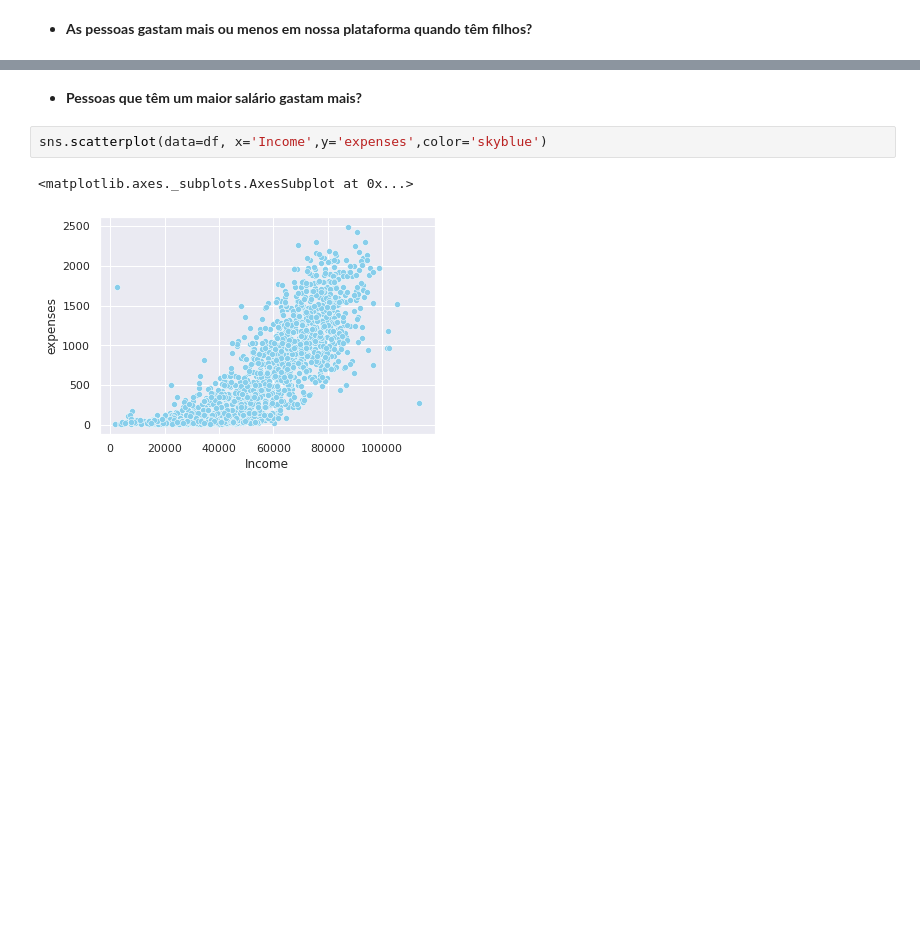
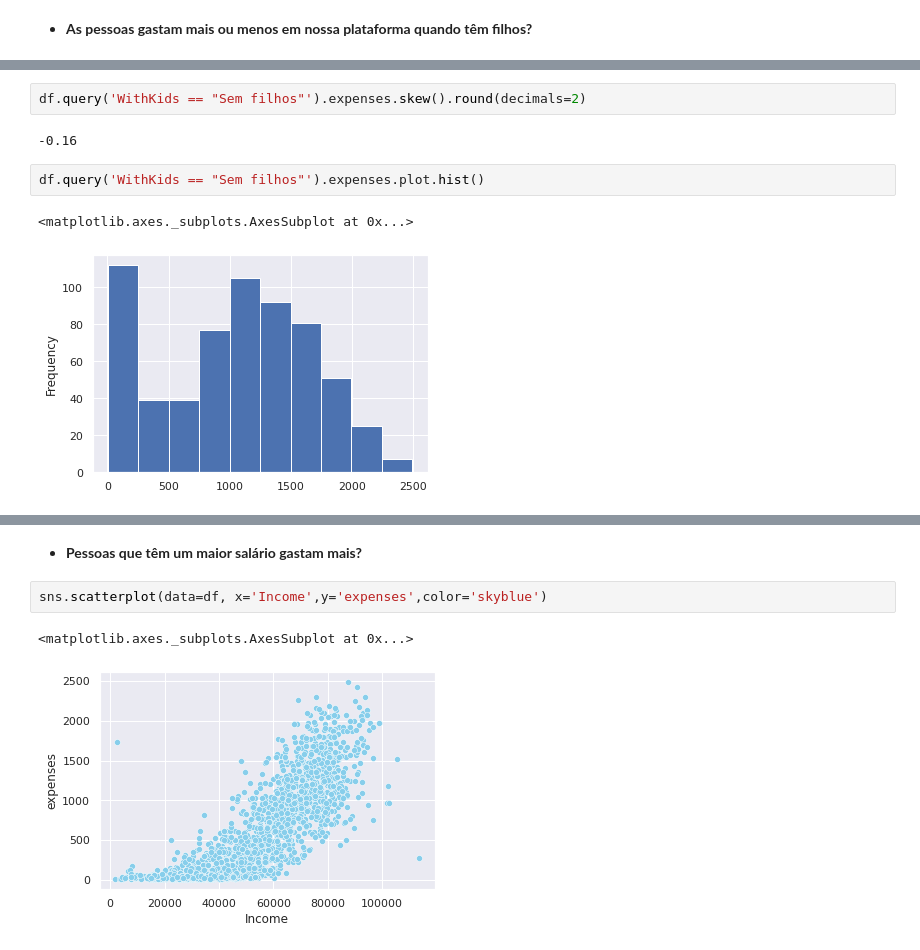
Before and after one commit to FranciniSantana/statistics, a Jupyter notebook: Desafio_Ifood.ipynb, the cells around one changed output, grey strips where cells are left out. Drawn from its saved outputs; the diff is of its cells as text; blank space fills up the shorter version.

```diff
--- a/Desafio_Ifood.ipynb
+++ b/Desafio_Ifood.ipynb
@@ -356,0 +389,9 @@ A média de gastos dos clientes com filhos é menor que aqueles sem filhos
+# %%
+df.query('WithKids == "Sem filhos"').expenses.skew().round(decimals=2)
+# %% [output]
+-0.16
+# %%
+df.query('WithKids == "Sem filhos"').expenses.plot.hist()
+# %% [output]
+<matplotlib.axes._subplots.AxesSubplot at 0x...>
+[figure, added]
```
Also changed, not shown: parts of 15 cells of this notebook.
